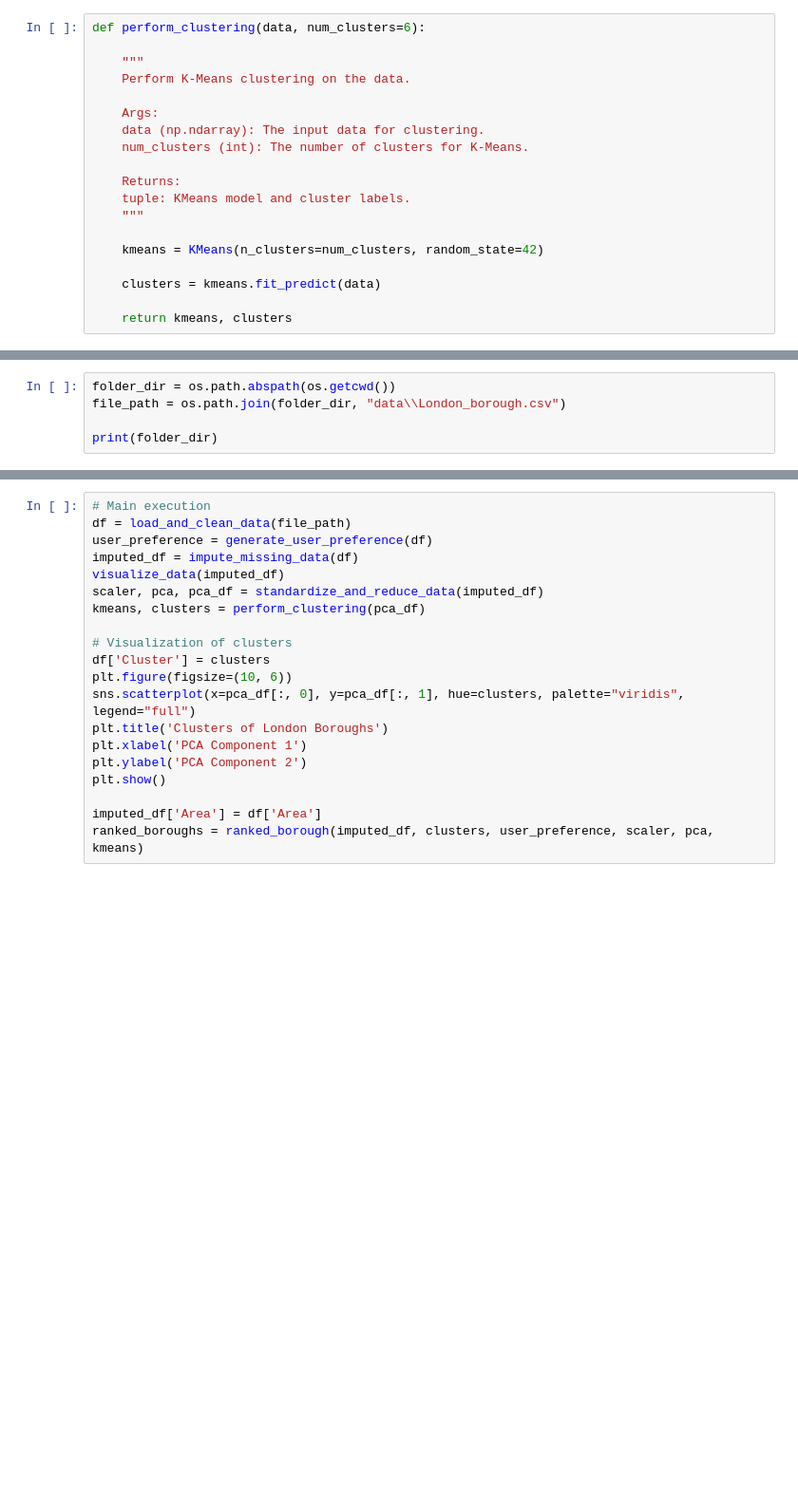
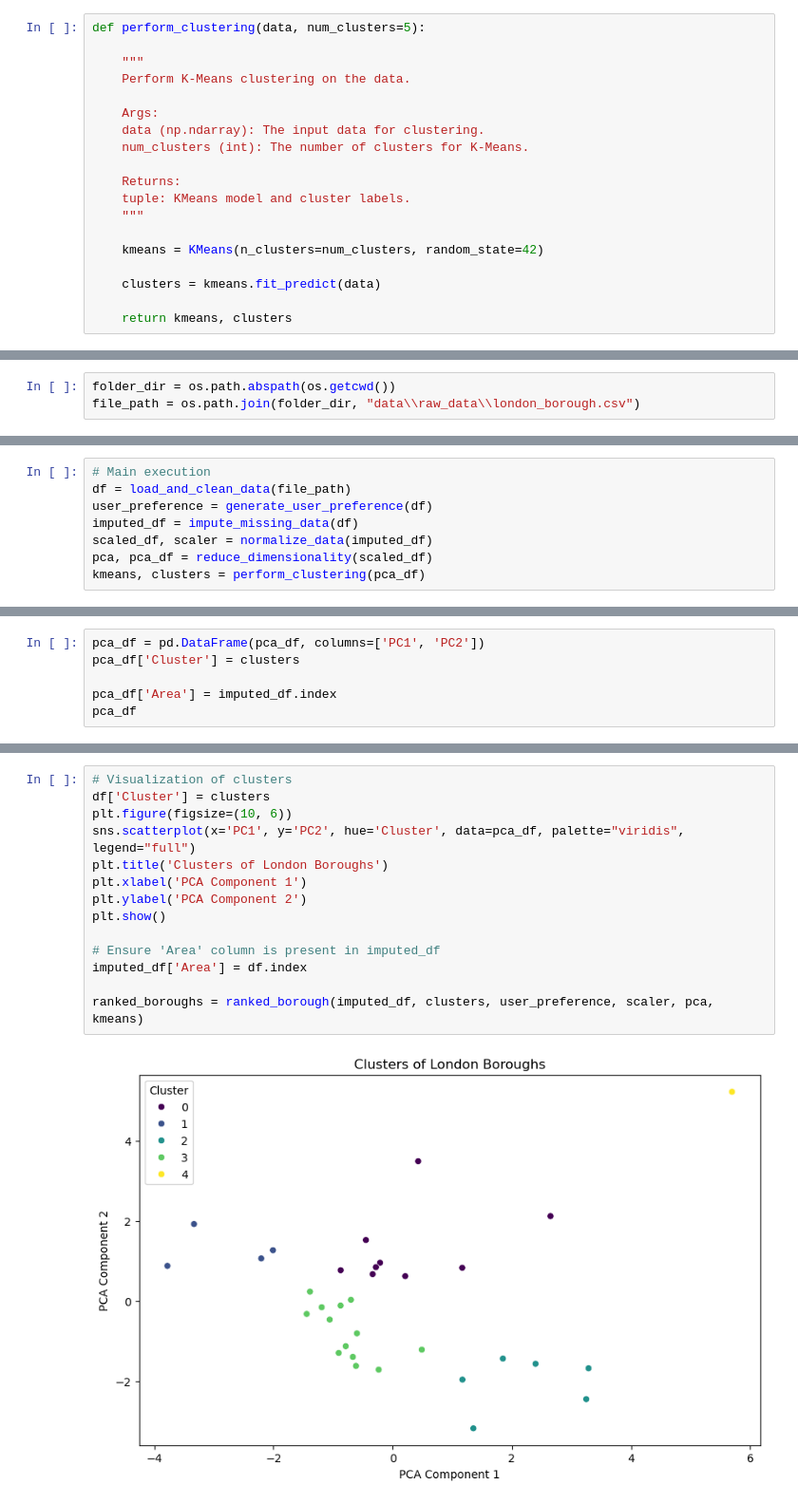
Before and after one commit to JReal10/London-Area-Recommender-System, a Jupyter notebook: area_recommender.ipynb, the cells around one changed output, grey strips where cells are left out. Shown at 95% size. Drawn from its saved outputs; the diff is of its cells as text; blank space fills up the shorter version.

Commit message:
Refined clustering

```diff
--- a/area_recommender.ipynb
+++ b/area_recommender.ipynb
@@ -129,5 +148,5 @@ def standardize_and_reduce_data(dataframe):
 # %%
-def perform_clustering(data, num_clusters=6):
+def perform_clustering(data, num_clusters=5):
 
     """
     Perform K-Means clustering on the data.
@@ -189,6 +208,4 @@ def ranked_borough(dataframe, clusters, user_preference, scaler, pca, kmeans):
     return ranked_boroughs
 # %%
 folder_dir = os.path.abspath(os.getcwd())
-file_path = os.path.join(folder_dir, "data\\London_borough.csv")
-
-print(folder_dir)
+file_path = os.path.join(folder_dir, "data\\raw_data\\london_borough.csv")
@@ -196,0 +219,8 @@ c:\Users\Jamie\OneDrive\Documents\Area_Recommender\London-Area-Recommender-Syste
+# %%
+# Main execution
+df = load_and_clean_data(file_path)
+user_preference = generate_user_preference(df)
+imputed_df = impute_missing_data(df)
+scaled_df, scaler = normalize_data(imputed_df)
+pca, pca_df = reduce_dimensionality(scaled_df)
+kmeans, clusters = perform_clustering(pca_df)
@@ -196,0 +231,6 @@ c:\Users\Jamie\OneDrive\Documents\Area_Recommender\London-Area-Recommender-Syste
+# %%
+pca_df = pd.DataFrame(pca_df, columns=['PC1', 'PC2'])
+pca_df['Cluster'] = clusters
+
+pca_df['Area'] = imputed_df.index
+pca_df
@@ -197,21 +255,16 @@ c:\Users\Jamie\OneDrive\Documents\Area_Recommender\London-Area-Recommender-Syste
 # %%
-# Main execution
-df = load_and_clean_data(file_path)
-user_preference = generate_user_preference(df)
-imputed_df = impute_missing_data(df)
-visualize_data(imputed_df)
-scaler, pca, pca_df = standardize_and_reduce_data(imputed_df)
-kmeans, clusters = perform_clustering(pca_df)
-
 # Visualization of clusters
 df['Cluster'] = clusters
 plt.figure(figsize=(10, 6))
-sns.scatterplot(x=pca_df[:, 0], y=pca_df[:, 1], hue=clusters, palette="viridis", legend="full")
+sns.scatterplot(x='PC1', y='PC2', hue='Cluster', data=pca_df, palette="viridis", legend="full")
 plt.title('Clusters of London Boroughs')
 plt.xlabel('PCA Component 1')
 plt.ylabel('PCA Component 2')
 plt.show()
 
-imputed_df['Area'] = df['Area']
+# Ensure 'Area' column is present in imputed_df
+imputed_df['Area'] = df.index
+
 ranked_boroughs = ranked_borough(imputed_df, clusters, user_preference, scaler, pca, kmeans)
 # %% [output]
+[figure, new version]
```
Also changed, not shown: parts of 14 cells of this notebook, 2 other files.
